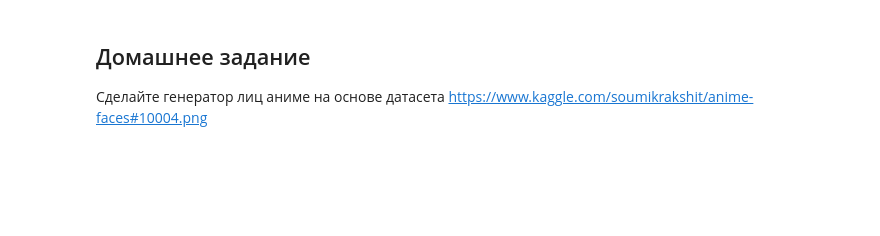
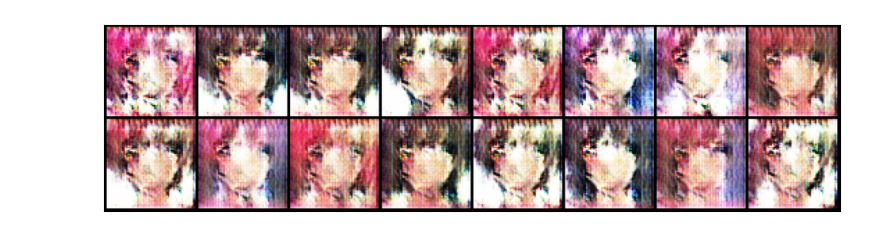
Before and after one commit to polevov/DS, a Jupyter notebook: 19 Deep Learning/DS19_15_ДЗ_GANы.ipynb, the cells around one changed output. Drawn from its saved outputs; the diff is of its cells as text; code cells hidden in the pictures; blank space fills up the shorter version.

```diff
--- a/19 Deep Learning/DS19_15_ДЗ_GANы.ipynb
+++ b/19 Deep Learning/DS19_15_ДЗ_GANы.ipynb
@@ -0,0 +10,4 @@
+# %%
+image_size = 64
+batch_size = 512
+stats = (0.5, 0.5, 0.5), (0.5, 0.5, 0.5)
@@ -0,0 +27,13 @@
+# %%
+def denorm(img_tensors):
+    return img_tensors * stats[1][0] + stats[0][0]
+
+def show_images(images, nmax=64):
+    fig, ax = plt.subplots(figsize=(12, 12))
+    ax.set_xticks([]); ax.set_yticks([])
+    ax.imshow(make_grid(denorm(images.detach()[:nmax]), nrow=8).permute(1, 2, 0))
+
+def show_batch(dl, nmax=64):
+    for images, _ in dl:
+        show_images(images, nmax)
+        break
@@ -428,6 +119,5 @@ class Discriminator(nn.Module):
 # %%
-z_dim = 100
-mnist_dim = 784
+initial_size = 100 #длина вектора для генерации изображения
 
-G = Generator(g_input_dim = z_dim, g_output_dim = mnist_dim).to(dev)
-D = Discriminator(mnist_dim).to(dev)
+G = Generator(initial_size = initial_size).to(dev)
+D = Discriminator().to(dev)
@@ -516,3 +206,4 @@ for epoch in range(1, n_epoch+1):
 # %%
-test_z = torch.autograd.Variable(torch.randn(10, z_dim).to(dev))
-generated = G(test_z)
+with torch.no_grad():
+    test_z = torch.randn(16, initial_size, 1, 1).to(dev)
+    generated = G(test_z)
@@ -534,4 +210,4 @@ plt.show()
-# %% [markdown]
-## Домашнее задание
-
-Сделайте генератор лиц аниме на основе датасета https://www.kaggle.com/soumikrakshit/anime-faces#10004.png
+# %%
+show_images(generated.cpu(), 16)
+# %% [output]
+[figure, added]
```
Also changed, not shown: parts of 52 cells of this notebook.
